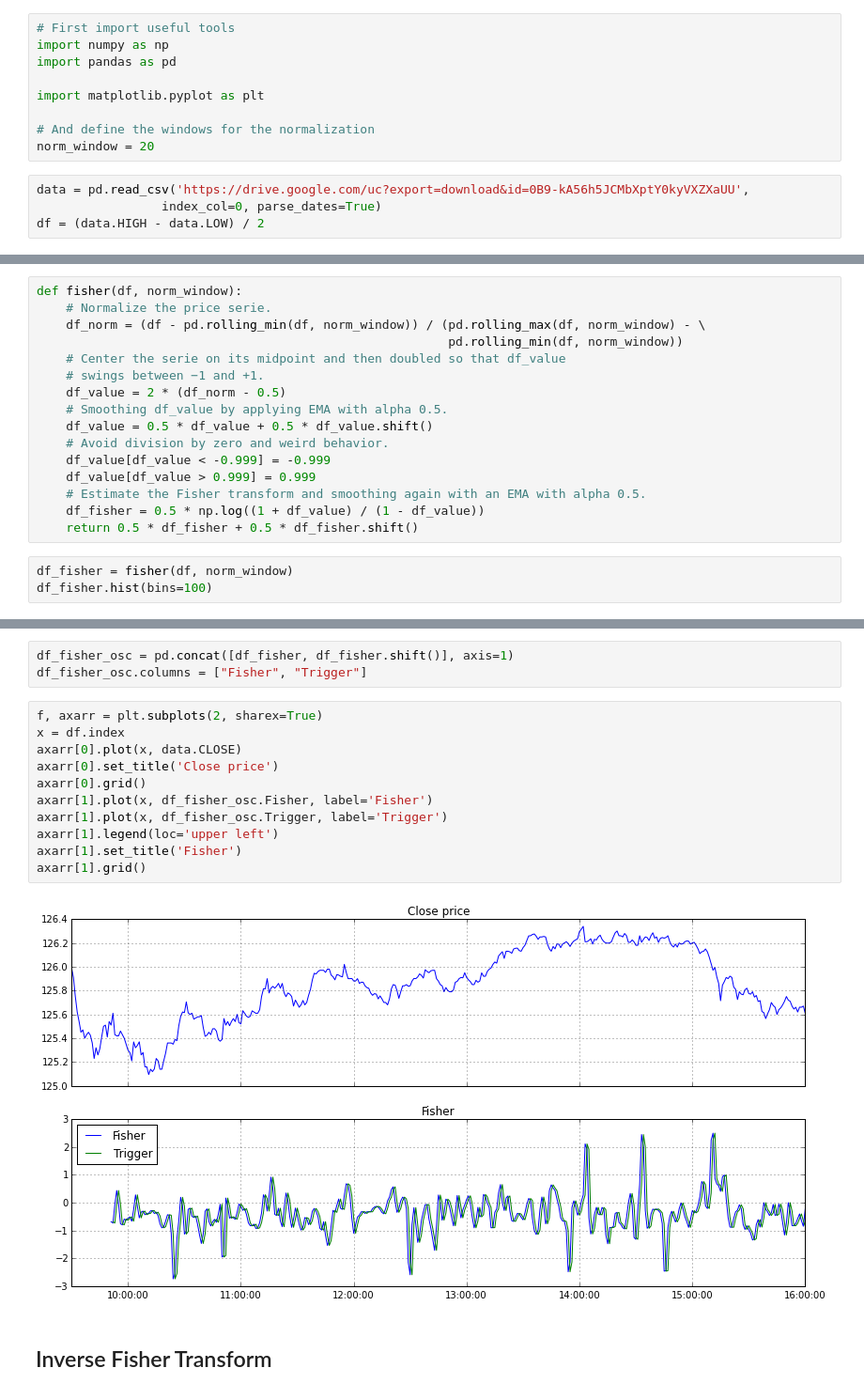
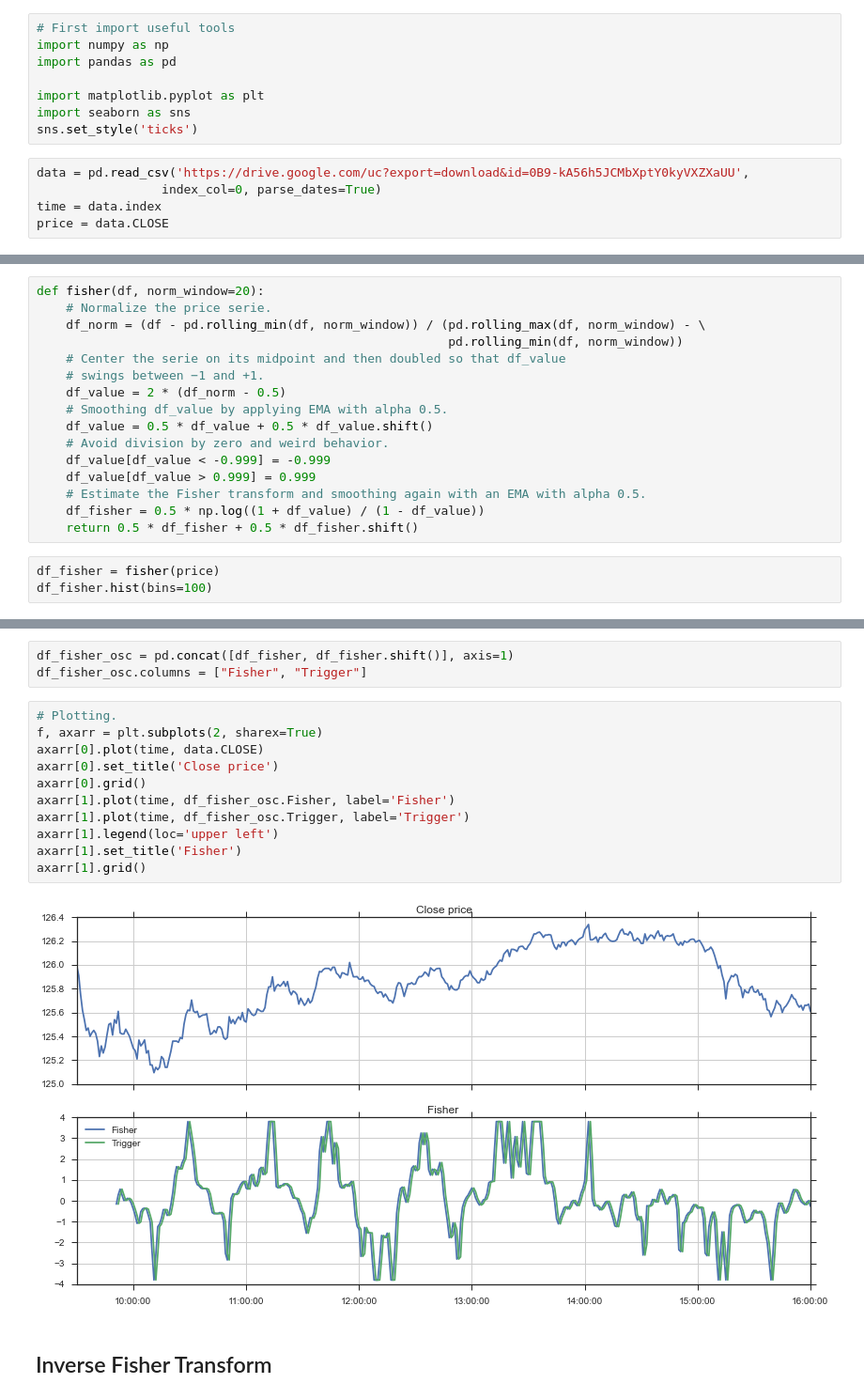
Before and after one commit to Jay-Jay-D/cybernetics_lectures, a Jupyter notebook: Fisher.ipynb, the cells around one changed output, grey strips where cells are left out. Shown: that part at 94% size. Drawn from its saved outputs; the diff is of its cells as text.

```diff
--- a/Fisher.ipynb
+++ b/Fisher.ipynb
@@ -11,11 +10,11 @@ import numpy as np
 import pandas as pd
 
 import matplotlib.pyplot as plt
-
-# And define the windows for the normalization
-norm_window = 20
+import seaborn as sns
+sns.set_style('ticks')
 # %%
 data = pd.read_csv('https://drive.google.com/uc?export=download&id=0B9-kA56h5JCMbXptY0kyVXZXaUU',
                  index_col=0, parse_dates=True)
-df = (data.HIGH - data.LOW) / 2
+time = data.index
+price = data.CLOSE
 # %%
@@ -26,5 +25,5 @@ df.hist(bins=100)
 # %%
-def fisher(df, norm_window):
+def fisher(df, norm_window=20):
     # Normalize the price serie.
     df_norm = (df - pd.rolling_min(df, norm_window)) / (pd.rolling_max(df, norm_window) - \
                                                         pd.rolling_min(df, norm_window))
@@ -40,7 +39,7 @@ def fisher(df, norm_window):
     df_fisher = 0.5 * np.log((1 + df_value) / (1 - df_value))
     return 0.5 * df_fisher + 0.5 * df_fisher.shift()
 # %%
-df_fisher = fisher(df, norm_window)
+df_fisher = fisher(price)
 df_fisher.hist(bins=100)
 # %% [output]
 <matplotlib.axes._subplots.AxesSubplot at 0x...>
@@ -49,18 +48,18 @@ df_fisher.hist(bins=100)
 df_fisher_osc = pd.concat([df_fisher, df_fisher.shift()], axis=1)
 df_fisher_osc.columns = ["Fisher", "Trigger"]
 # %%
+# Plotting.
 f, axarr = plt.subplots(2, sharex=True)
-x = df.index
-axarr[0].plot(x, data.CLOSE)
+axarr[0].plot(time, data.CLOSE)
 axarr[0].set_title('Close price')
 axarr[0].grid()
-axarr[1].plot(x, df_fisher_osc.Fisher, label='Fisher')
-axarr[1].plot(x, df_fisher_osc.Trigger, label='Trigger')
+axarr[1].plot(time, df_fisher_osc.Fisher, label='Fisher')
+axarr[1].plot(time, df_fisher_osc.Trigger, label='Trigger')
 axarr[1].legend(loc='upper left')
 axarr[1].set_title('Fisher')
 axarr[1].grid()
 # %% [output]
-[figure, old version]
+[figure, new version]
 # %% [markdown]
 ## Inverse Fisher Transform
 # %%
```
Also changed, not shown: parts of 21 cells of this notebook, 4 other files.
